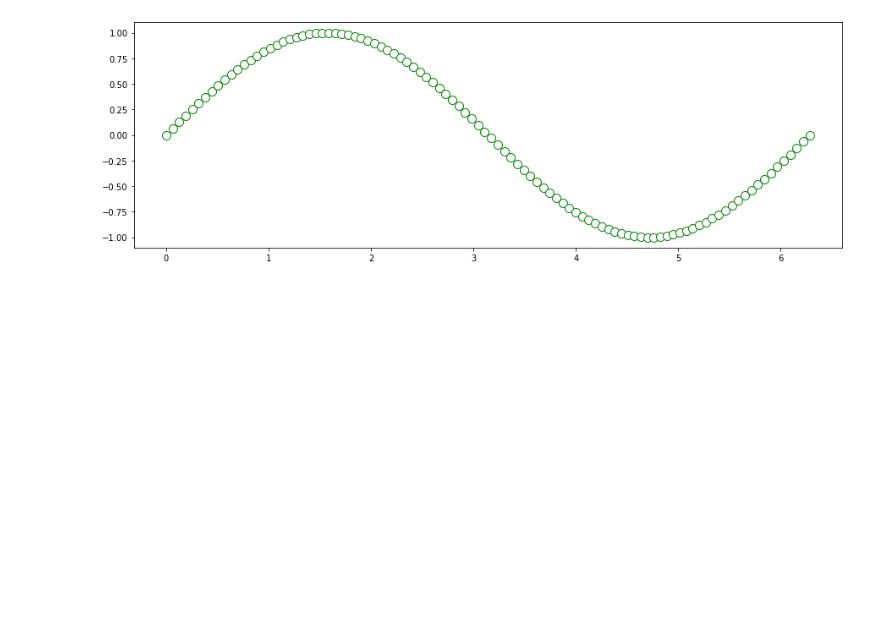
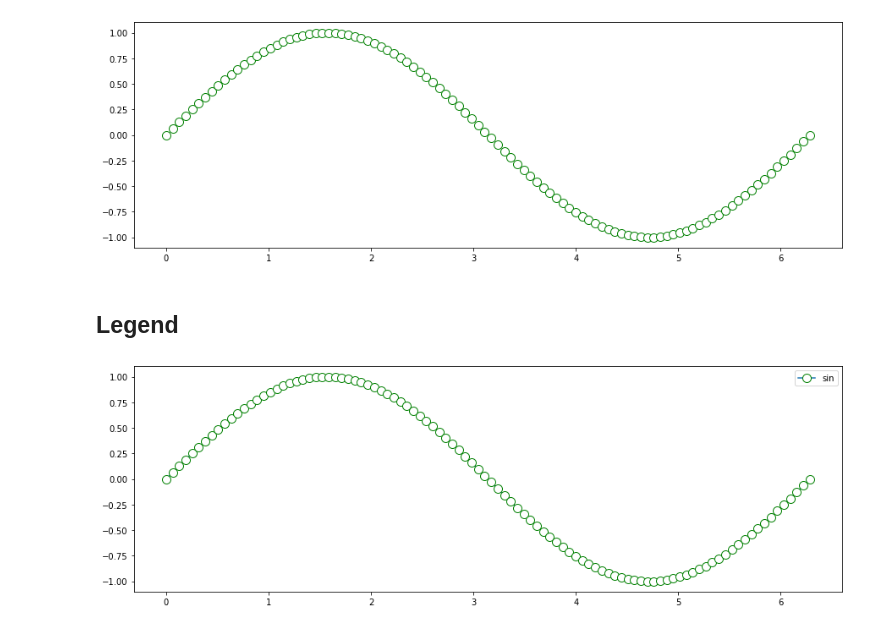
Before and after one commit to sharifahmad2061/matplotlib-tutorial, a Jupyter notebook: line plot.ipynb, the cells around one changed output. Cells and saved outputs as stored; diff of their text form; code cells hidden in the pictures; blank space fills up the shorter version.

```diff
--- a/line plot.ipynb
+++ b/line plot.ipynb
@@ -36,3 +36,14 @@ _ = ax.plot(x,sinx,marker='.',linestyle='',markeredgecolor='green',
 _ = ax.set_aspect('equal') # sets aspect ration
 # %% [output]
 [figure]
+# %% [markdown]
+## Legend
+# %%
+fig, ax = plt.subplots(figsize=(15,10))
+_ = ax.plot(x,sinx,marker='.',markeredgecolor='green',
+           markerfacecolor='white',markersize=20,label='sin')
+_ = ax.set_aspect('equal') # sets aspect ration
+_ = ax.legend() # we can also use 0,1,2 etc and human readable
+# forms like upper right, lower right etc.
+# %% [output]
+[figure, added]
```
Also changed, not shown: 3 other files.
